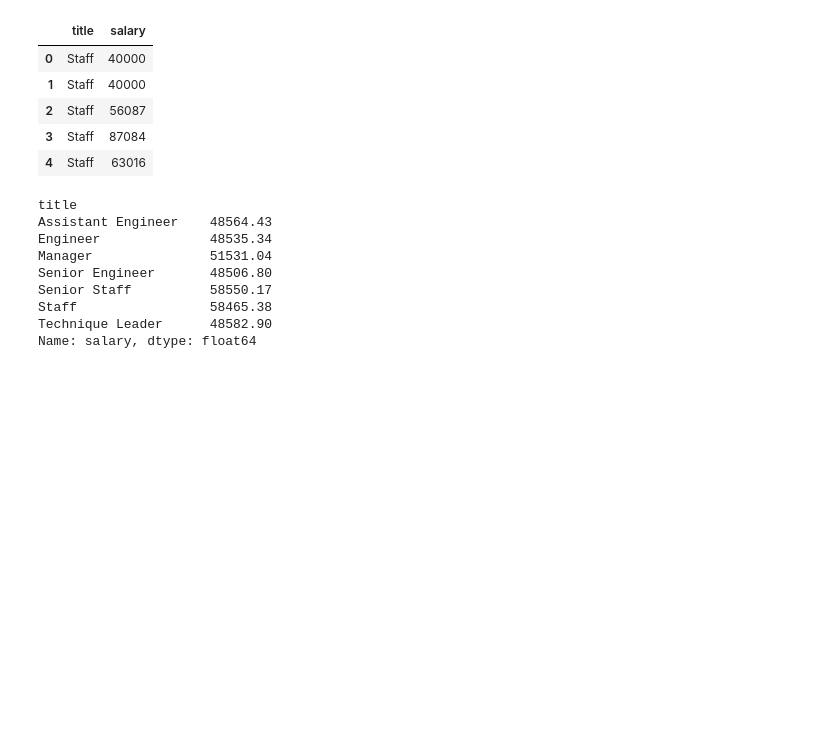
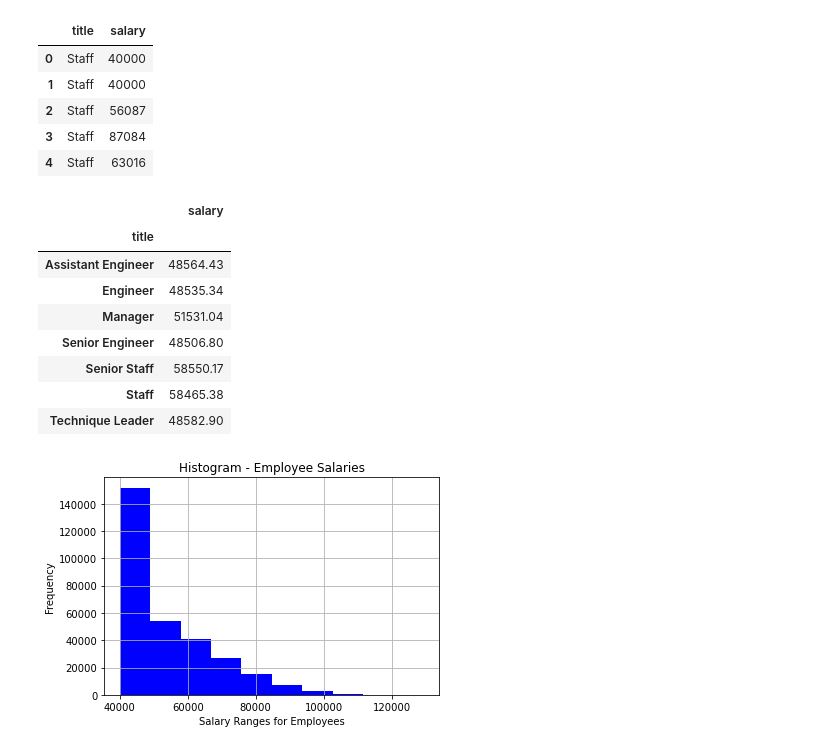
Before and after one commit to lcswsher/SQL_Challenge, a Jupyter notebook: EmployeeSQL/SQL_Challenge_Pandas_Exercise.ipynb, the cells around one changed output. Saved outputs shown, nothing was run; the diff lists cells and outputs as text; code cells hidden in the pictures; blank space fills up the shorter version.

Commit message:
updates for Histogram and Bar Charts for Title and Salaries

```diff
--- a/EmployeeSQL/SQL_Challenge_Pandas_Exercise.ipynb
+++ b/EmployeeSQL/SQL_Challenge_Pandas_Exercise.ipynb
@@ -3,8 +3,7 @@ import pandas as pd
 from sqlalchemy import create_engine
 import matplotlib.pyplot as plt
 # %%
-# engine = create_engine('postgresql://postgres:PASSWORD@localhost:5432/postgres')
-engine = create_engine('postgresql://postgres:PASSWORD@localhost:5432/SQL_Challenge')
+engine = create_engine('postgresql://postgres:Mobil1234#@localhost:5432/SQL_Challenge')
 connection = engine.connect()
 # %%
 salaries=pd.read_sql("SELECT * FROM salaries",connection)
@@ -84,14 +83,15 @@ salary_title.head()
 | 4 | Staff | 63016 |
 # %%
 salary_title_mean = salary_title.groupby('title')['salary'].mean().round(2)
+salary_title_mean = pd.DataFrame(salary_title_mean)
 salary_title_mean
 # %% [output]
-title
-Assistant Engineer    48564.43
-Engineer              48535.34
-Manager               51531.04
-Senior Engineer       48506.80
-Senior Staff          58550.17
-Staff                 58465.38
-Technique Leader      48582.90
-Name: salary, dtype: float64
+|  | salary |
+| title |  |
+| Assistant Engineer | 48564.43 |
+| Engineer | 48535.34 |
+| Manager | 51531.04 |
+| Senior Engineer | 48506.80 |
+| Senior Staff | 58550.17 |
+| Staff | 58465.38 |
+| Technique Leader | 48582.90 |
@@ -97,0 +100,9 @@ Name: salary, dtype: float64
+# %%
+plt.hist(salary_title['salary'],color='blue', bins=10)
+plt.ylabel('Frequency')
+plt.xlabel('Salary Ranges for Employees')
+plt.title('Histogram - Employee Salaries')
+plt.grid()
+plt.show()
+# %% [output]
+[figure, added]
```
Also changed, not shown: parts of 2 cells of this notebook, 2 other files.
